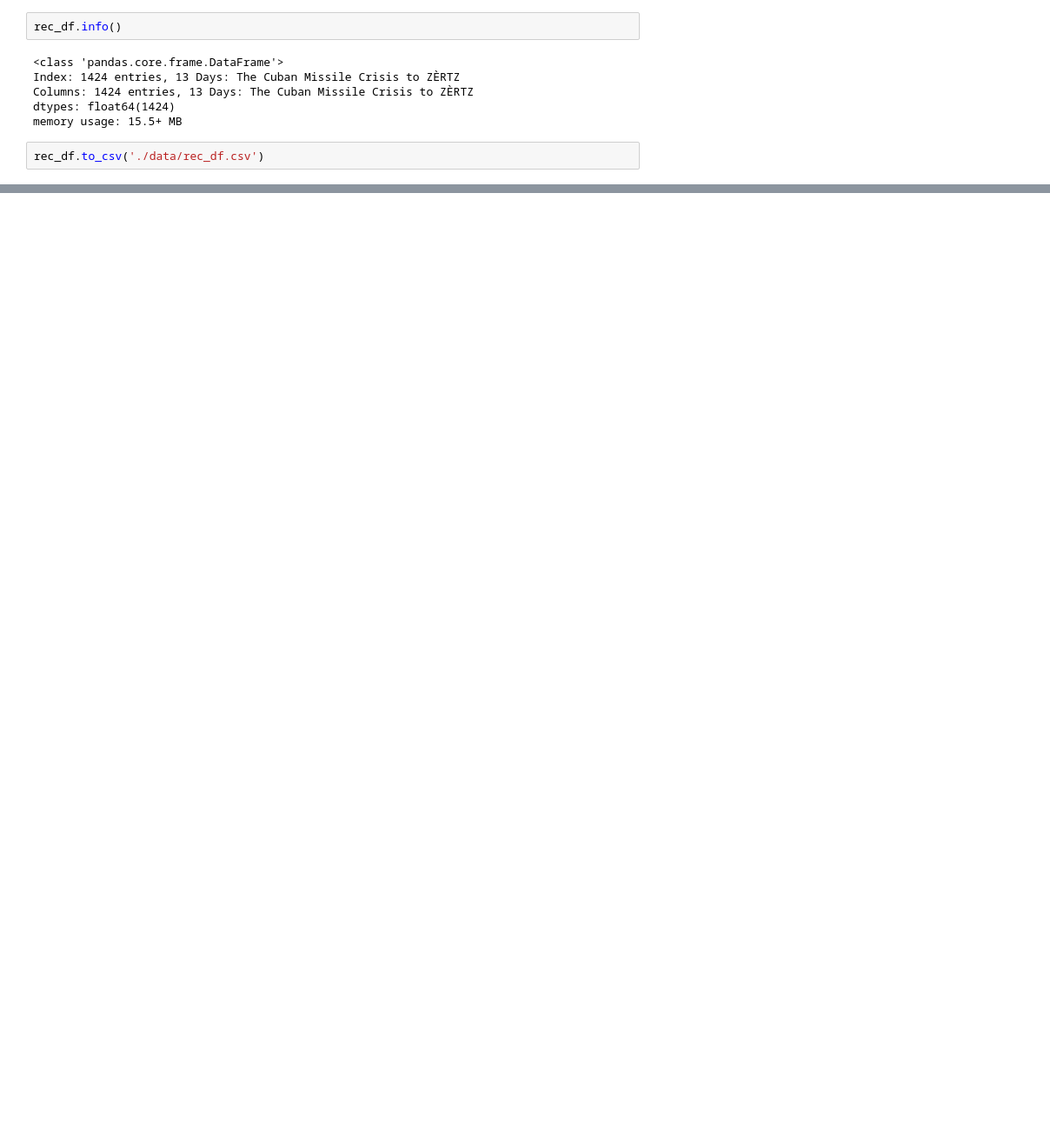
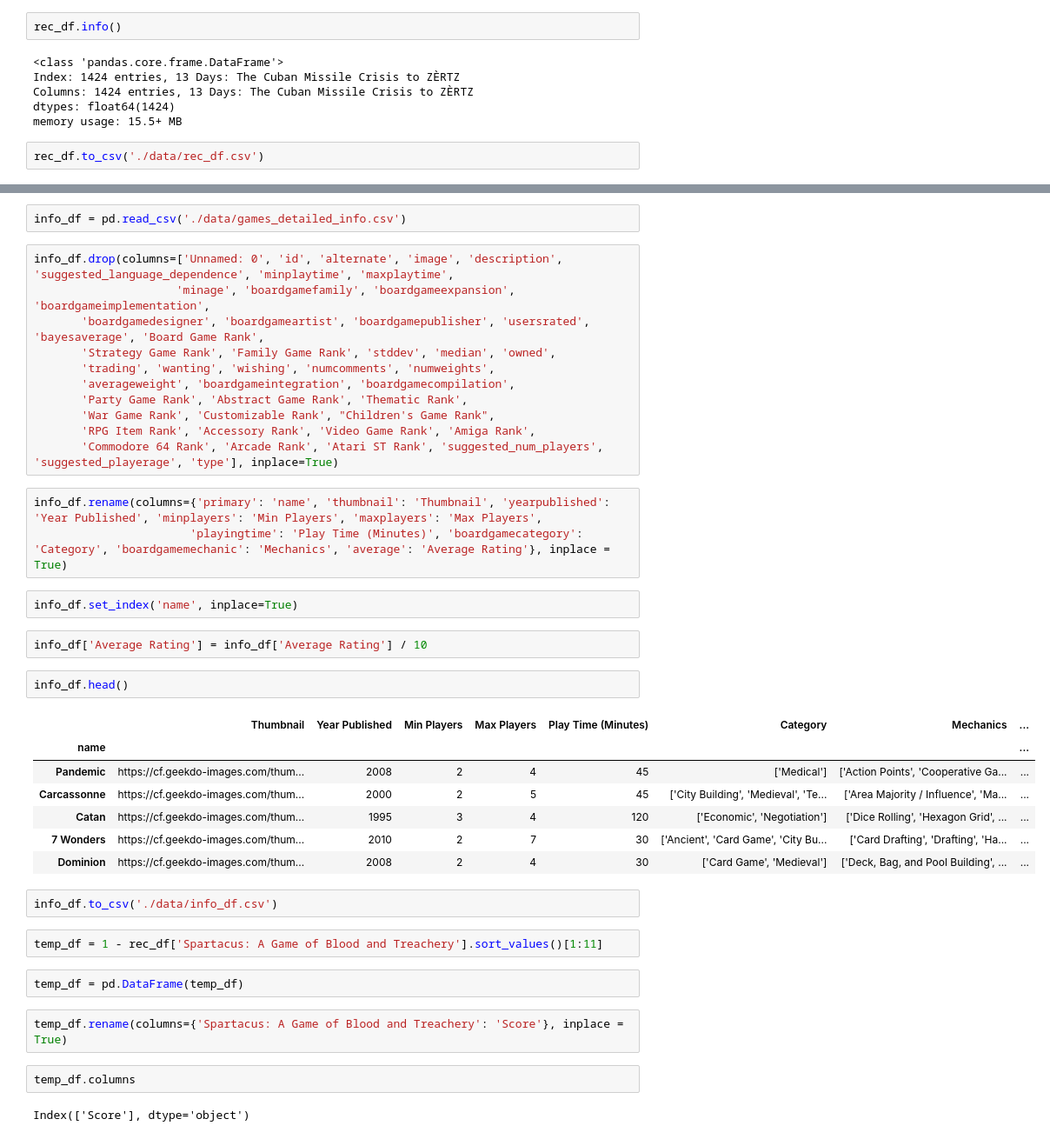
Before and after one commit to kokorikii/board_game_recommender, a Jupyter notebook: recommender.ipynb, the cells around one changed output, grey strips where cells are left out. Shown at 87% size. Drawn from its saved outputs; the diff is of its cells as text; blank space fills up the shorter version.

```diff
--- a/recommender.ipynb
+++ b/recommender.ipynb
@@ -284,0 +183,42 @@ Index(['13 Days: The Cuban Missile Crisis', '1775: Rebellion',
+# %%
+info_df = pd.read_csv('./data/games_detailed_info.csv')
+# %%
+info_df.drop(columns=['Unnamed: 0', 'id', 'alternate', 'image', 'description', 'suggested_language_dependence', 'minplaytime', 'maxplaytime',
+                     'minage', 'boardgamefamily', 'boardgameexpansion', 'boardgameimplementation',
+       'boardgamedesigner', 'boardgameartist', 'boardgamepublisher', 'usersrated', 'bayesaverage', 'Board Game Rank',
+       'Strategy Game Rank', 'Family Game Rank', 'stddev', 'median', 'owned',
+       'trading', 'wanting', 'wishing', 'numcomments', 'numweights',
+       'averageweight', 'boardgameintegration', 'boardgamecompilation',
+       'Party Game Rank', 'Abstract Game Rank', 'Thematic Rank',
+       'War Game Rank', 'Customizable Rank', "Children's Game Rank",
+       'RPG Item Rank', 'Accessory Rank', 'Video Game Rank', 'Amiga Rank',
+       'Commodore 64 Rank', 'Arcade Rank', 'Atari ST Rank', 'suggested_num_players', 'suggested_playerage', 'type'], inplace=True)
+# %%
+info_df.rename(columns={'primary': 'name', 'thumbnail': 'Thumbnail', 'yearpublished': 'Year Published', 'minplayers': 'Min Players', 'maxplayers': 'Max Players',
+                       'playingtime': 'Play Time (Minutes)', 'boardgamecategory': 'Category', 'boardgamemechanic': 'Mechanics', 'average': 'Average Rating'}, inplace = True)
+# %%
+info_df.set_index('name', inplace=True)
+# %%
+info_df['Average Rating'] = info_df['Average Rating'] / 10
+# %%
+info_df.head()
+# %% [output]
+|  | Thumbnail | Year Published | Min Players | Max Players | Play Time (Minutes) | Category | Mechanics | ... |
+| name |  |  |  |  |  |  |  | ... |
+| Pandemic | https://cf.geekdo-images.com/thum... | 2008 | 2 | 4 | 45 | ['Medical'] | ['Action Points', 'Cooperative Ga... | ... |
+| Carcassonne | https://cf.geekdo-images.com/thum... | 2000 | 2 | 5 | 45 | ['City Building', 'Medieval', 'Te... | ['Area Majority / Influence', 'Ma... | ... |
+| Catan | https://cf.geekdo-images.com/thum... | 1995 | 3 | 4 | 120 | ['Economic', 'Negotiation'] | ['Dice Rolling', 'Hexagon Grid', ... | ... |
+| 7 Wonders | https://cf.geekdo-images.com/thum... | 2010 | 2 | 7 | 30 | ['Ancient', 'Card Game', 'City Bu... | ['Card Drafting', 'Drafting', 'Ha... | ... |
+| Dominion | https://cf.geekdo-images.com/thum... | 2008 | 2 | 4 | 30 | ['Card Game', 'Medieval'] | ['Deck, Bag, and Pool Building', ... | ... |
+# %%
+info_df.to_csv('./data/info_df.csv')
+# %%
+temp_df = 1 - rec_df['Spartacus: A Game of Blood and Treachery'].sort_values()[1:11]
+# %%
+temp_df = pd.DataFrame(temp_df)
+# %%
+temp_df.rename(columns={'Spartacus: A Game of Blood and Treachery': 'Score'}, inplace = True)
+# %%
+temp_df.columns
+# %% [output]
+Index(['Score'], dtype='object')
```
Also changed, not shown: parts of 11 cells of this notebook, 2 other files.
